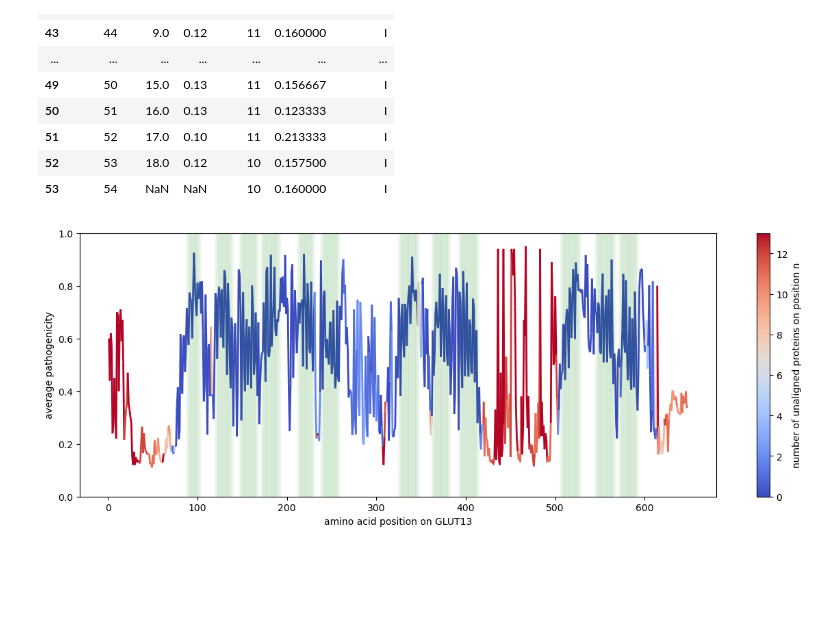
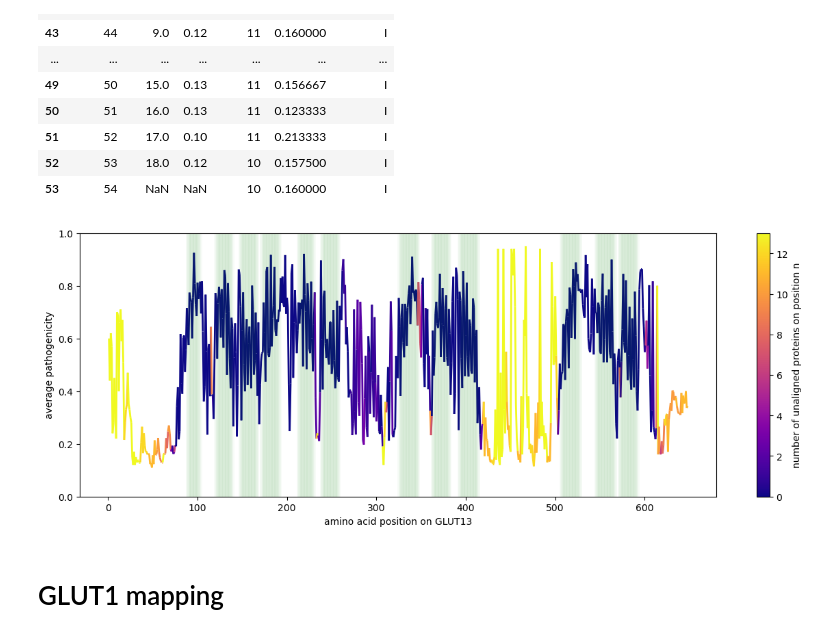
Before and after one commit to DominikMartinat/GLUT_pathogenicity_analysis, a Jupyter notebook: align.ipynb, the cells around one changed output. Drawn from its saved outputs; the diff is of its cells as text; code cells hidden in the pictures; blank space fills up the shorter version.

Commit message:
struct alignment rework + GLUT1 align

```diff
--- a/align.ipynb
+++ b/align.ipynb
@@ -3,7 +3,7 @@ import pandas as pd
 from pathlib import Path
 import numpy as np
 # %%
-struct_al_f = r'C:\Users\domin\Desktop\GLUT\data\align\s013A.dali.tsv'
+struct_al_f = Path.cwd() / 'data/align/s013A.dali.tsv'
 struct_al = pd.read_csv(struct_al_f,sep='\t')
 # %%
 def strlist2intlist(strlist,bracketed=True):
@@ -175,27 +177,29 @@ def colored_line_between_pts(x, y, c, ax, **lc_kwargs):
 # %%
 x = pato_align['GLUT13']
 y = pato_align['avg_p']
 missing = pato_align['missing'][:-1]
 
 fig, ax = plt.subplots(figsize=(15, 5))
-line = colored_line_between_pts(x, y, missing, ax, linewidth=2, cmap="coolwarm")
+line = colored_line_between_pts(x, y, missing, ax, linewidth=2, cmap="plasma")
 fig.colorbar(line, ax=ax, label="number of unaligned proteins on position n")
 #ax.set_xlim(x.min(), x.max())
 
 
 intracellurar = pato_align[pato_align['topology']== 'I'].index
 membrane = pato_align[pato_align['topology']== 'M'].index
 extracellular = pato_align[pato_align['topology']== 'O'].index
 
 plt.xlabel('amino acid position on GLUT13')
 plt.ylabel('average pathogenicity')
 #for x in zeros:
 #    ax.axvline(pato_align.index[x], color='y',linewidth=5,alpha=0.03)
 for x in membrane:
      ax.axvline(pato_align.index[x], color='g',linewidth=5,alpha=0.03)
 #for x in neg_1:
 #     ax.axvline(pato_align.index[x], color='r',linewidth=5,alpha=0.03)
-plt.savefig(Path.cwd() / 'results/pathogenicity_alignment.png',format='png', dpi=300)
+plt.savefig(Path.cwd() / 'results/pathogenicity_alignment_GLUT13.tiff',format='tiff', dpi=300)
 plt.show()
 # %% [output]
-[figure, old version]
+[figure, new version]
+# %% [markdown]
+# GLUT1 mapping
```
Also changed, not shown: parts of 14 cells of this notebook, 14 other files.
